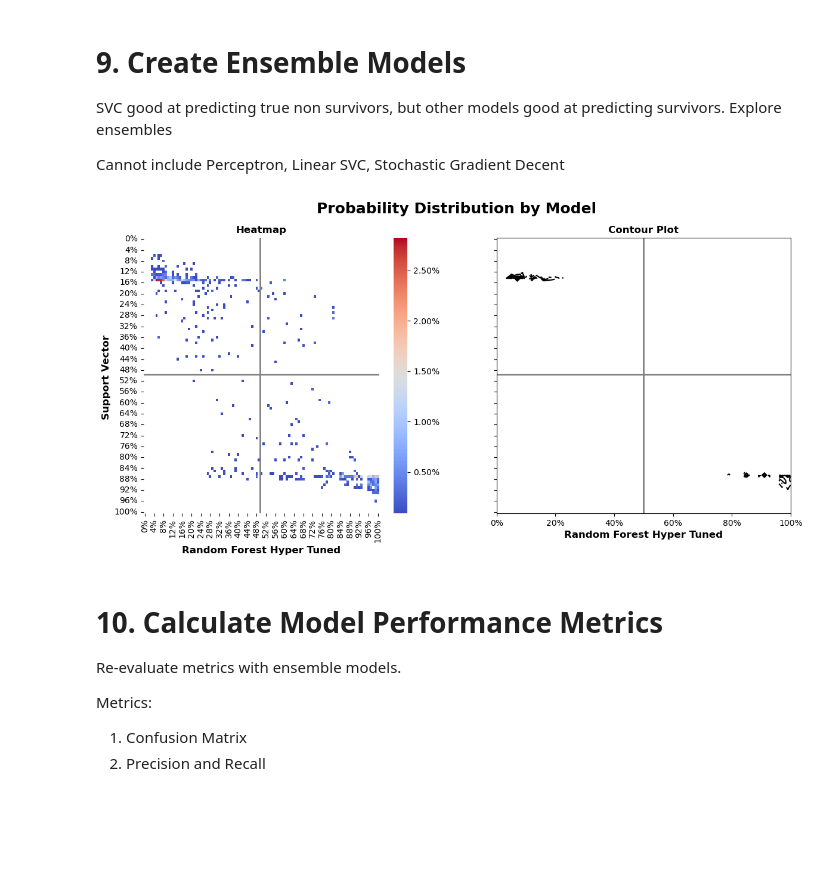
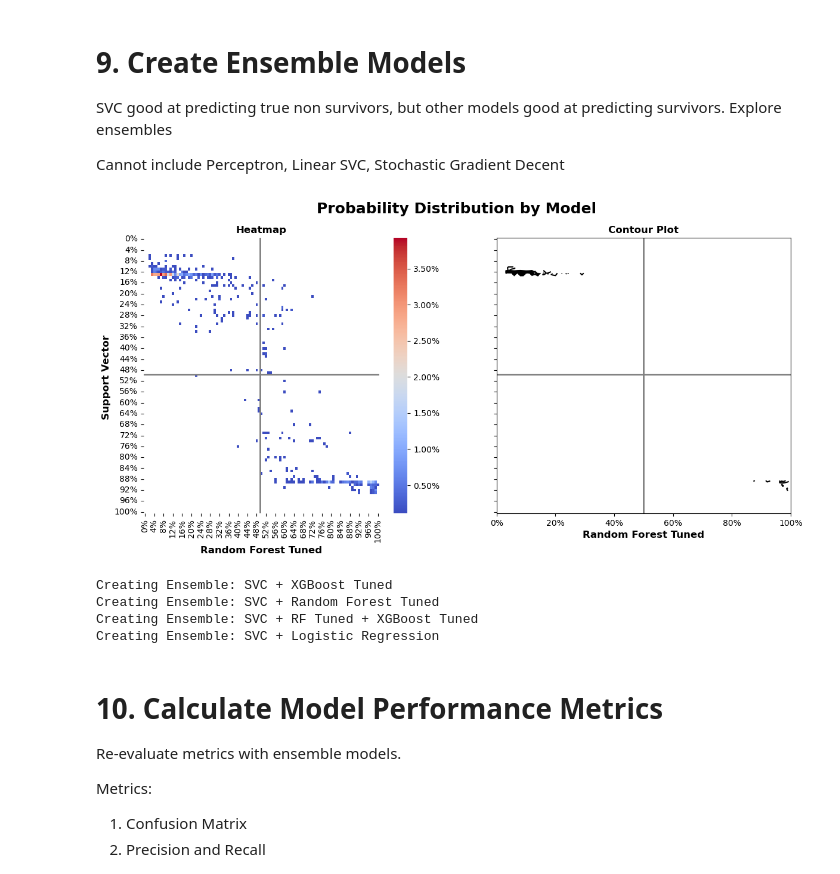
Before and after one commit to andrsanc/Titanic, a Jupyter notebook: Titanic_Survival.ipynb, the cells around one changed output. Cells and saved outputs as stored; diff of their text form; code cells hidden in the pictures; blank space fills up the shorter version.

```diff
--- a/Titanic_Survival.ipynb
+++ b/Titanic_Survival.ipynb
@@ -979,7 +1593,7 @@ model_dict = {'Logistic Regression': {'Model': logreg} | over_scaled_data_dict,
 models_df = pd.DataFrame()
 
 for d in model_dict:
-    if d not in ['Random Forest Hyper Tuned', 'XGBoost Hyper Tuned']:
+    if d not in ['Random Forest Tuned', 'XGBoost Tuned']:
         print('Training ' + d)
 
         # First do Stratified Training and capture stratified accuracy
@@ -987,17 +1601,18 @@ for d in model_dict:
 
         strat_acc = []
         for fold, (train_index, test_index) in enumerate(skf.split(model_dict[d]['X_Train'], model_dict[d]['Y_Train'])):
+            strat_m = model_dict[d]['Model']
             X_strat_train = model_dict[d]['X_Train'][train_index]
             X_strat_val = model_dict[d]['X_Train'][test_index]
             y_strat_train = model_dict[d]['Y_Train'][train_index]
             y_strat_val = model_dict[d]['Y_Train'][test_index]
 
             # Stratified Training
-            model_dict[d]['Model'].fit(X_strat_train, y_strat_train)
-            y_strat_pred = model_dict[d]['Model'].predict(X_strat_val)
+            strat_m.fit(X_strat_train, y_strat_train)
+            y_strat_pred = strat_m.predict(X_strat_val)
             strat_acc.append(accuracy_score(y_strat_val, y_strat_pred))
 
-        # Re-Fit Models
+        # Re-Fit Model
         model_dict[d]['Model'].fit(model_dict[d]['X_Train'], model_dict[d]['Y_Train'])
 
         # Store Probabilities (not all models support predict_proba)
@@ -1141,7 +1754,7 @@ rf_tuned = RandomForestClassifier(n_estimators = rf_best_params['n_estimators'],
                                   max_depth = rf_best_params['max_depth'],
                                   min_samples_split = rf_best_params['min_samples_split'],
                                   min_samples_leaf = rf_best_params['min_samples_leaf'])
-rf_tuned.fit(model_dict['Random Forest Hyper Tuned']['X_Train'],
-             model_dict['Random Forest Hyper Tuned']['Y_Train'])
-model_dict['Random Forest Hyper Tuned']['Model'] = rf_tuned
+rf_tuned.fit(model_dict['Random Forest Tuned']['X_Train'],
+             model_dict['Random Forest Tuned']['Y_Train'])
+model_dict['Random Forest Tuned']['Model'] = rf_tuned
 # %%
@@ -1209,6 +1813,6 @@ xgb_tuned = XGBClassifier(n_estimators = xgb_best_params['n_estimators'],
                           colsample_bytree = xgb_best_params['colsample_bytree'],
                           min_child_weight = xgb_best_params['min_child_weight'],
                           gamma = xgb_best_params['gamma'])
-xgb_tuned.fit(model_dict['XGBoost Hyper Tuned']['X_Train'],
-              model_dict['XGBoost Hyper Tuned']['Y_Train'])
-model_dict['XGBoost Hyper Tuned']['Model'] = xgb_tuned
+xgb_tuned.fit(model_dict['XGBoost Tuned']['X_Train'],
+              model_dict['XGBoost Tuned']['Y_Train'])
+model_dict['XGBoost Tuned']['Model'] = xgb_tuned
@@ -1242,8 +1835,8 @@ from sklearn.metrics import precision_score, recall_score, confusion_matrix, f1_
 # %%
 final_options = ['Logistic Regression',
                  'Support Vector Machines',
-                 'Random Forest Hyper Tuned',
-                 'XGBoost Hyper Tuned']
+                 'Random Forest Tuned',
+                 'XGBoost Tuned']
 
 for final_model in final_options:
     model_dict[final_model]['CV_Prob'] = cross_val_predict(model_dict[final_model]['Model'],
@@ -1306,7 +1899,7 @@ SVC good at predicting true non survivors, but other models good at predicting s
 Cannot include Perceptron, Linear SVC, Stochastic Gradient Decent
 # %%
 svc_train_prob_df = pd.DataFrame({'SVC': [round(p, 2) for p in model_dict['Support Vector Machines']['Train_Prob']]})
-rfhp_train_prob_df = pd.DataFrame({'RF_HT': [round(p, 2) for p in model_dict['Random Forest Hyper Tuned']['Train_Prob']]})
+rfhp_train_prob_df = pd.DataFrame({'RF_HT': [round(p, 2) for p in model_dict['Random Forest Tuned']['Train_Prob']]})
 svc_rfhp_heatmap_df = pd.concat([svc_train_prob_df, rfhp_train_prob_df], axis = 1)\
     .groupby(['SVC', 'RF_HT'], as_index = False)\
     .agg(Count = ('SVC', 'count'))
@@ -1319,36 +1912,36 @@ svc_rfhp_heatmap_df = pd.DataFrame({'SVC': x})\
     .merge(svc_rfhp_heatmap_df, on = ['SVC', 'RF_HT'], how = 'left')\
     .pivot(index = 'SVC', columns = 'RF_HT', values = 'Count')
 
 # Plots
 f, (ax1, ax2) = plt.subplots(1, 2, sharey = True, figsize = (14, 6))
 
 # Heatmap
 sns.heatmap(svc_rfhp_heatmap_df, cmap = 'coolwarm', cbar_kws = {'format': mtick.PercentFormatter(xmax = 1)},  ax = ax1)
 ax1.set_title("Heatmap", fontdict = plot_axis_dict)
 ax1.set_ylabel('Support Vector ', fontdict = plot_axis_dict)
-ax1.set_xlabel('Random Forest Hyper Tuned', fontdict = plot_axis_dict)
+ax1.set_xlabel('Random Forest Tuned', fontdict = plot_axis_dict)
 ax1.xaxis.set_major_formatter(mtick.PercentFormatter(xmax = 100))
 ax1.yaxis.set_major_formatter(mtick.PercentFormatter(xmax = 100))
 ax1.axvline(x = 50, linewidth = 2, color = 'grey')
 ax1.axhline(y = 50, linewidth = 2, color = 'grey')
 
 # Contour
 X, Y = np.meshgrid(x, y * 100)
 Z = svc_rfhp_heatmap_df.to_numpy()
 ax2.contour(X, Y, Z, colors = 'black')
 ax2.set_title("Contour Plot", fontdict = plot_axis_dict)
 ax2.set_ylabel('', fontdict = plot_axis_dict)
-ax2.set_xlabel('Random Forest Hyper Tuned', fontdict = plot_axis_dict)
+ax2.set_xlabel('Random Forest Tuned', fontdict = plot_axis_dict)
 ax2.xaxis.set_major_formatter(mtick.PercentFormatter(xmax = 1))
 ax2.axvline(x = 0.5, linewidth = 2, color = 'grey')
 ax2.axhline(y = 50, linewidth = 2, color = 'grey')
 
 plt.suptitle('Probability Distribution by Model',
              fontsize = plot_title_dict['fontsize'],
              fontweight = plot_title_dict['fontweight'])
 plt.show()
 # %% [output]
-[figure, old version]
+[figure, new version]
 # %%
 # Function to create Ensemble models
 def ensemble_model_fun(ensemble_name, ensemble_models, ensemble_weights):
@@ -1418,3 +1967,31 @@ del ensemble_model
+# %%
+ensemble_dic = {'Ensemble: SVC + XGBoost Tuned': {'Models': ['Support Vector Machines',
+                                                             'XGBoost Tuned'],
+                                                  'Weights': [0.5, 0.5]},
+                'Ensemble: SVC + Random Forest Tuned': {'Models': ['Support Vector Machines',
+                                                                   'Random Forest Tuned'],
+                                                  'Weights': [0.5, 0.5]},
+                'Ensemble: SVC + RF Tuned + XGBoost Tuned': {'Models': ['Support Vector Machines',
+                                                                        'Random Forest Tuned',
+                                                                        'XGBoost Tuned'],
+                                                  'Weights': [1/3, 1/3, 1/3]},
+                'Ensemble: SVC + Logistic Regression': {'Models': ['Support Vector Machines',
+                                                                   'Logistic Regression'],
+                                                  'Weights': [0.5, 0.5]}}
+
+for d in ensemble_dic:
+    print('Creating ' + d)
+    ensemble_model = ensemble_model_fun(d, ensemble_dic[d]['Models'], ensemble_dic[d]['Weights'])
+    final_options = final_options + [ensemble_model['Model_Name']]
+    model_dict[ensemble_model['Model_Name']] = {'CV_Prob': ensemble_model['CV_Prob'],
+                                                'Train_Prob': ensemble_model['Train_Prob'],
+                                                'Test_Prob': ensemble_model['Test_Prob'],
+                                                'Y_Train': ensemble_model['Y_Train']}
+# %% [output]
+Creating Ensemble: SVC + XGBoost Tuned
+Creating Ensemble: SVC + Random Forest Tuned
+Creating Ensemble: SVC + RF Tuned + XGBoost Tuned
+Creating Ensemble: SVC + Logistic Regression
 # %% [markdown]
 # 10. Calculate Model Performance Metrics
 
```
Also changed, not shown: parts of 100 cells of this notebook, 8 other files.
